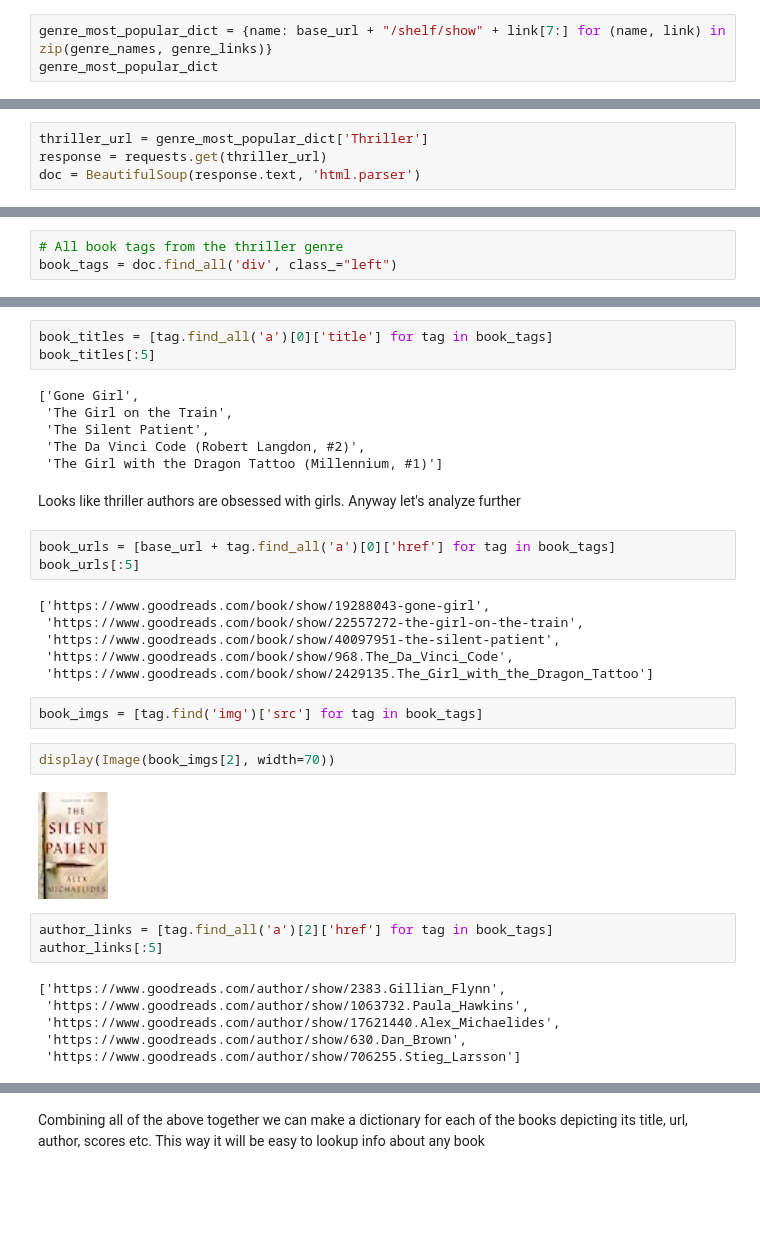
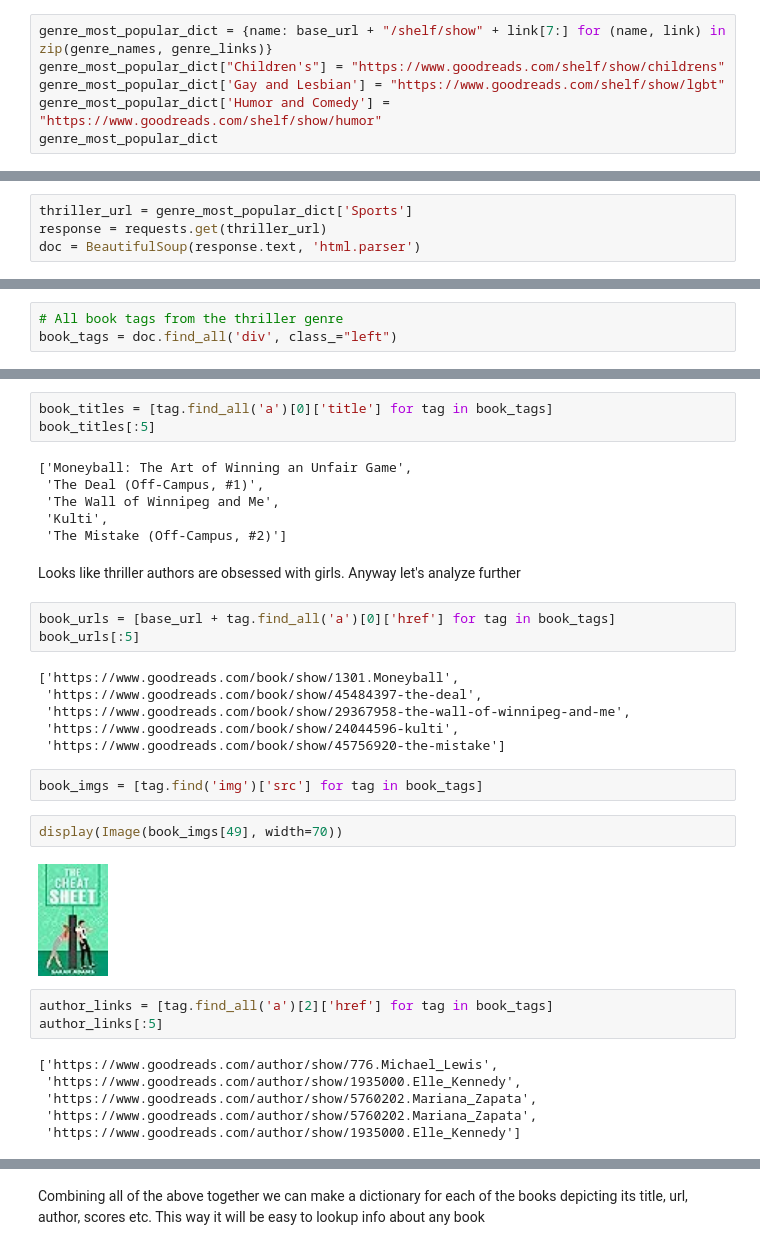
Before and after one commit to nikhil-1e9/web-scraping, a Jupyter notebook: Scraping-Goodreads.ipynb, the cells around one changed output, grey strips where cells are left out. Cells and saved outputs as stored; diff of their text form; blank space fills up the shorter version.

```diff
--- a/Scraping-Goodreads.ipynb
+++ b/Scraping-Goodreads.ipynb
@@ -840,6 +790,9 @@ print(genre_names[-9:])
 Let's start with the mystery genre
 # %%
 genre_most_popular_dict = {name: base_url + "/shelf/show" + link[7:] for (name, link) in zip(genre_names, genre_links)}
+genre_most_popular_dict["Children's"] = "https://www.goodreads.com/shelf/show/childrens"
+genre_most_popular_dict['Gay and Lesbian'] = "https://www.goodreads.com/shelf/show/lgbt"
+genre_most_popular_dict['Humor and Comedy'] = "https://www.goodreads.com/shelf/show/humor"
 genre_most_popular_dict
 # %% [output]
 {'Art': 'https://www.goodreads.com/shelf/show/art',
@@ -862,7 +815,7 @@ genre_most_popular_dict
 # %% [markdown]
 Let's analyze some thriller books from the thriller url
 # %%
-thriller_url = genre_most_popular_dict['Thriller']
+thriller_url = genre_most_popular_dict['Sports']
 response = requests.get(thriller_url)
 doc = BeautifulSoup(response.text, 'html.parser')
 # %%
@@ -894,37 +827,37 @@ book_tags[0]
 book_titles = [tag.find_all('a')[0]['title'] for tag in book_tags]
 book_titles[:5]
 # %% [output]
-['Gone Girl',
- 'The Girl on the Train',
- 'The Silent Patient',
- 'The Da Vinci Code (Robert Langdon, #2)',
- 'The Girl with the Dragon Tattoo (Millennium, #1)']
+['Moneyball: The Art of Winning an Unfair Game',
+ 'The Deal (Off-Campus, #1)',
+ 'The Wall of Winnipeg and Me',
+ 'Kulti',
+ 'The Mistake (Off-Campus, #2)']
 # %% [markdown]
 Looks like thriller authors are obsessed with girls. Anyway let's analyze further
 # %%
 book_urls = [base_url + tag.find_all('a')[0]['href'] for tag in book_tags]
 book_urls[:5]
 # %% [output]
-['https://www.goodreads.com/book/show/19288043-gone-girl',
- 'https://www.goodreads.com/book/show/22557272-the-girl-on-the-train',
- 'https://www.goodreads.com/book/show/40097951-the-silent-patient',
- 'https://www.goodreads.com/book/show/968.The_Da_Vinci_Code',
- 'https://www.goodreads.com/book/show/2429135.The_Girl_with_the_Dragon_Tattoo']
+['https://www.goodreads.com/book/show/1301.Moneyball',
+ 'https://www.goodreads.com/book/show/45484397-the-deal',
+ 'https://www.goodreads.com/book/show/29367958-the-wall-of-winnipeg-and-me',
+ 'https://www.goodreads.com/book/show/24044596-kulti',
+ 'https://www.goodreads.com/book/show/45756920-the-mistake']
 # %%
 book_imgs = [tag.find('img')['src'] for tag in book_tags]
 # %%
-display(Image(book_imgs[2], width=70))
+display(Image(book_imgs[49], width=70))
 # %% [output]
-[figure, old version]
+[figure, new version]
 # %%
 author_links = [tag.find_all('a')[2]['href'] for tag in book_tags]
 author_links[:5]
 # %% [output]
-['https://www.goodreads.com/author/show/2383.Gillian_Flynn',
- 'https://www.goodreads.com/author/show/1063732.Paula_Hawkins',
- 'https://www.goodreads.com/author/show/17621440.Alex_Michaelides',
- 'https://www.goodreads.com/author/show/630.Dan_Brown',
- 'https://www.goodreads.com/author/show/706255.Stieg_Larsson']
+['https://www.goodreads.com/author/show/776.Michael_Lewis',
+ 'https://www.goodreads.com/author/show/1935000.Elle_Kennedy',
+ 'https://www.goodreads.com/author/show/5760202.Mariana_Zapata',
+ 'https://www.goodreads.com/author/show/5760202.Mariana_Zapata',
+ 'https://www.goodreads.com/author/show/1935000.Elle_Kennedy']
 # %%
 author_names = [tag.find('span', itemprop="name").text for tag in book_tags]
 author_names[:5]
```
Also changed, not shown: parts of 32 cells of this notebook.
